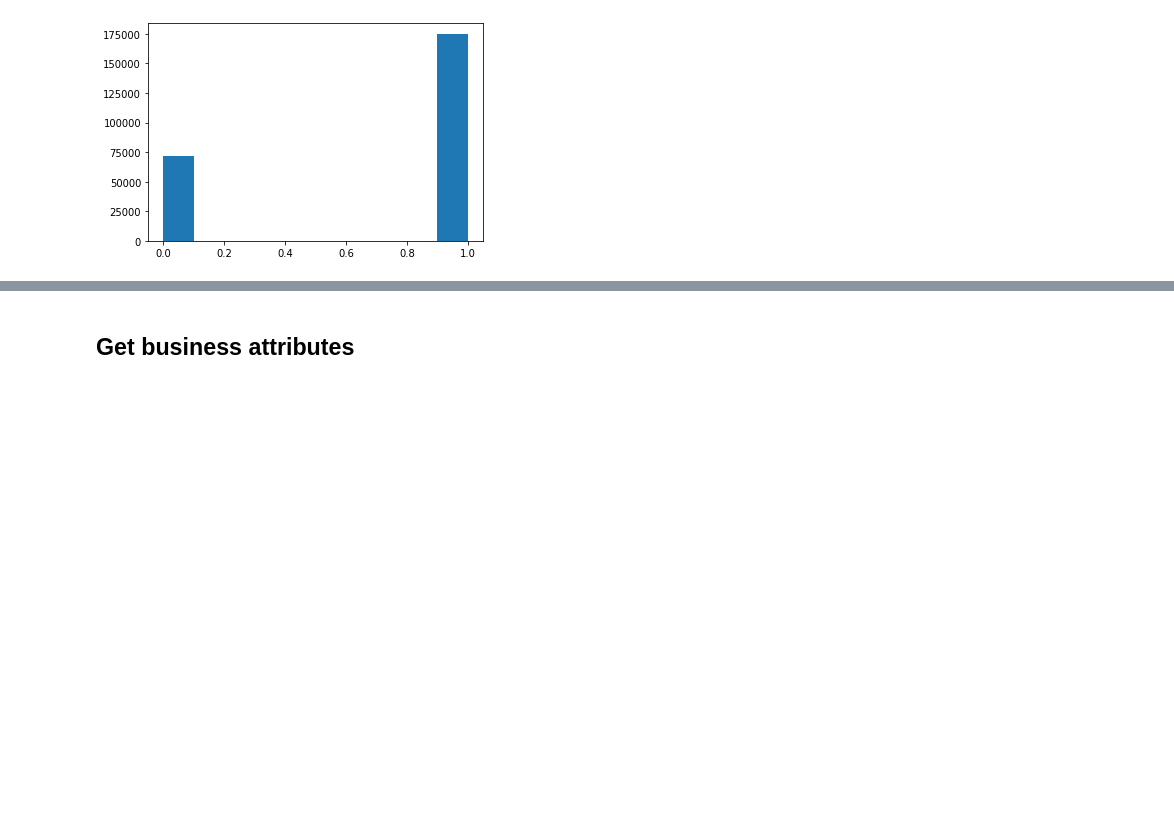
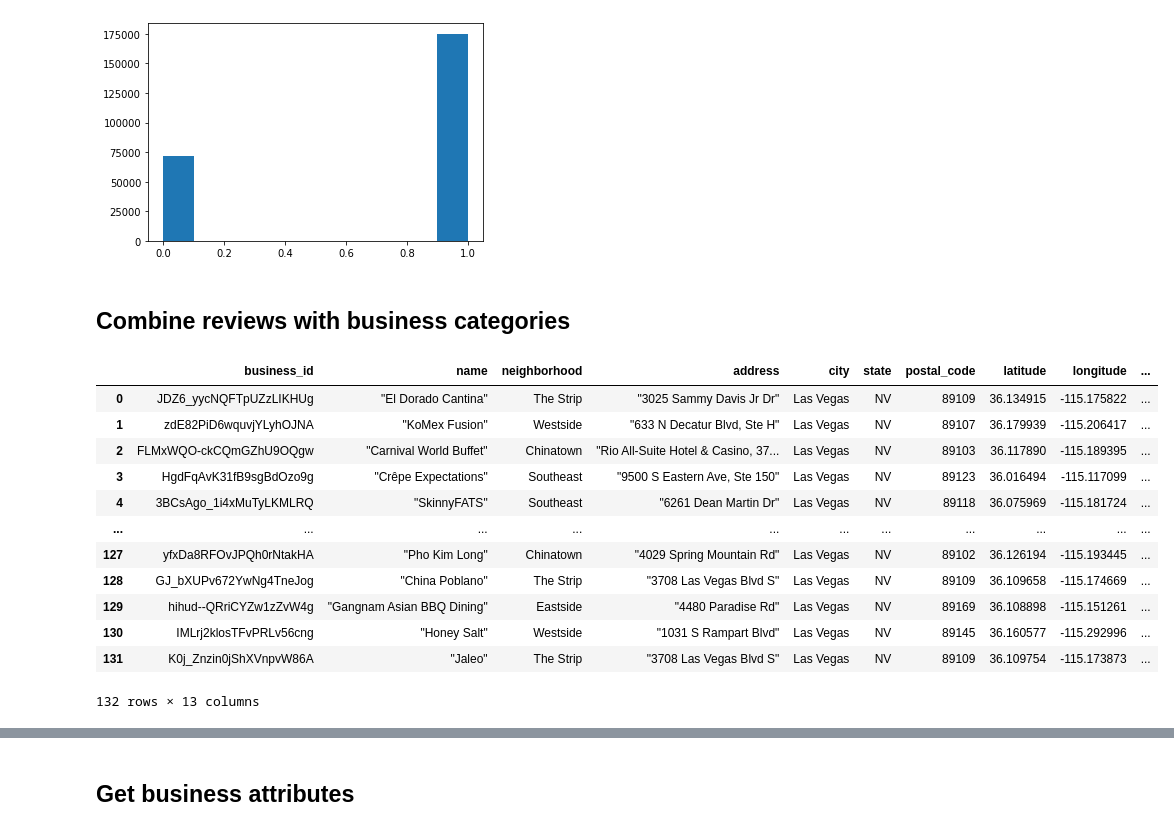
Before and after one commit to raychng/bt4014-project, a Jupyter notebook: ray_preprocessing.ipynb, the cells around one changed output, grey strips where cells are left out. Saved outputs shown, nothing was run; the diff lists cells and outputs as text; code cells hidden in the pictures; blank space fills up the shorter version.

```diff
--- a/ray_preprocessing.ipynb
+++ b/ray_preprocessing.ipynb
@@ -276,3 +320,21 @@ plt.hist(lasvegas_reviews_df['stars'])
  array([0. , 0.1, 0.2, 0.3, 0.4, 0.5, 0.6, 0.7, 0.8, 0.9, 1. ]),
  <BarContainer object of 10 artists>)
 [figure]
+# %% [markdown]
+## Combine reviews with business categories
+# %%
+restaurants_lasvegas
+# %% [output]
+|  | business_id | name | neighborhood | address | city | state | postal_code | latitude | longitude | ... |
+| 0 | JDZ6_yycNQFTpUZzLIKHUg | "El Dorado Cantina" | The Strip | "3025 Sammy Davis Jr Dr" | Las Vegas | NV | 89109 | 36.134915 | -115.175822 | ... |
+| 1 | zdE82PiD6wquvjYLyhOJNA | "KoMex Fusion" | Westside | "633 N Decatur Blvd, Ste H" | Las Vegas | NV | 89107 | 36.179939 | -115.206417 | ... |
+| 2 | FLMxWQO-ckCQmGZhU9OQgw | "Carnival World Buffet" | Chinatown | "Rio All-Suite Hotel & Casino, 37... | Las Vegas | NV | 89103 | 36.117890 | -115.189395 | ... |
+| 3 | HgdFqAvK31fB9sgBdOzo9g | "Crêpe Expectations" | Southeast | "9500 S Eastern Ave, Ste 150" | Las Vegas | NV | 89123 | 36.016494 | -115.117099 | ... |
+| 4 | 3BCsAgo_1i4xMuTyLKMLRQ | "SkinnyFATS" | Southeast | "6261 Dean Martin Dr" | Las Vegas | NV | 89118 | 36.075969 | -115.181724 | ... |
+| ... | ... | ... | ... | ... | ... | ... | ... | ... | ... | ... |
+| 127 | yfxDa8RFOvJPQh0rNtakHA | "Pho Kim Long" | Chinatown | "4029 Spring Mountain Rd" | Las Vegas | NV | 89102 | 36.126194 | -115.193445 | ... |
+| 128 | GJ_bXUPv672YwNg4TneJog | "China Poblano" | The Strip | "3708 Las Vegas Blvd S" | Las Vegas | NV | 89109 | 36.109658 | -115.174669 | ... |
+| 129 | hihud--QRriCYZw1zZvW4g | "Gangnam Asian BBQ Dining" | Eastside | "4480 Paradise Rd" | Las Vegas | NV | 89169 | 36.108898 | -115.151261 | ... |
+| 130 | IMLrj2klosTFvPRLv56cng | "Honey Salt" | Westside | "1031 S Rampart Blvd" | Las Vegas | NV | 89145 | 36.160577 | -115.292996 | ... |
+| 131 | K0j_Znzin0jShXVnpvW86A | "Jaleo" | The Strip | "3708 Las Vegas Blvd S" | Las Vegas | NV | 89109 | 36.109754 | -115.173873 | ... |
+132 rows × 13 columns
```
Also changed, not shown: parts of 13 cells of this notebook.
